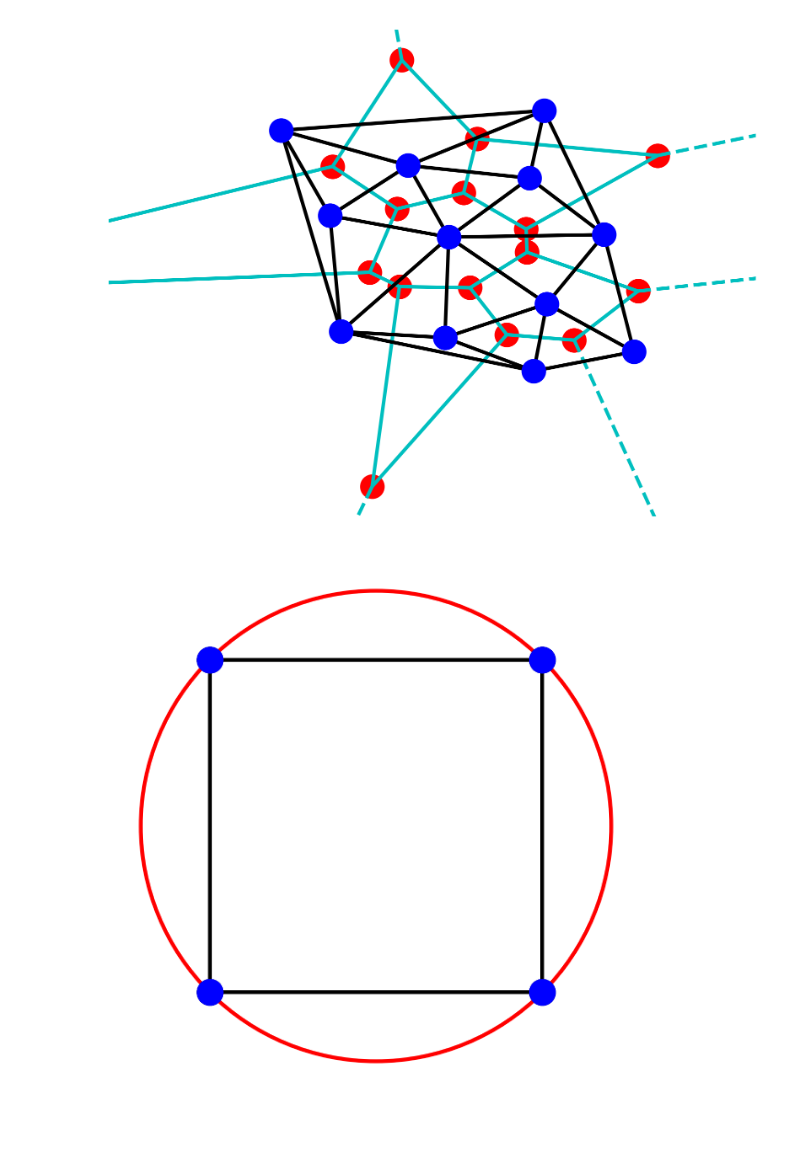
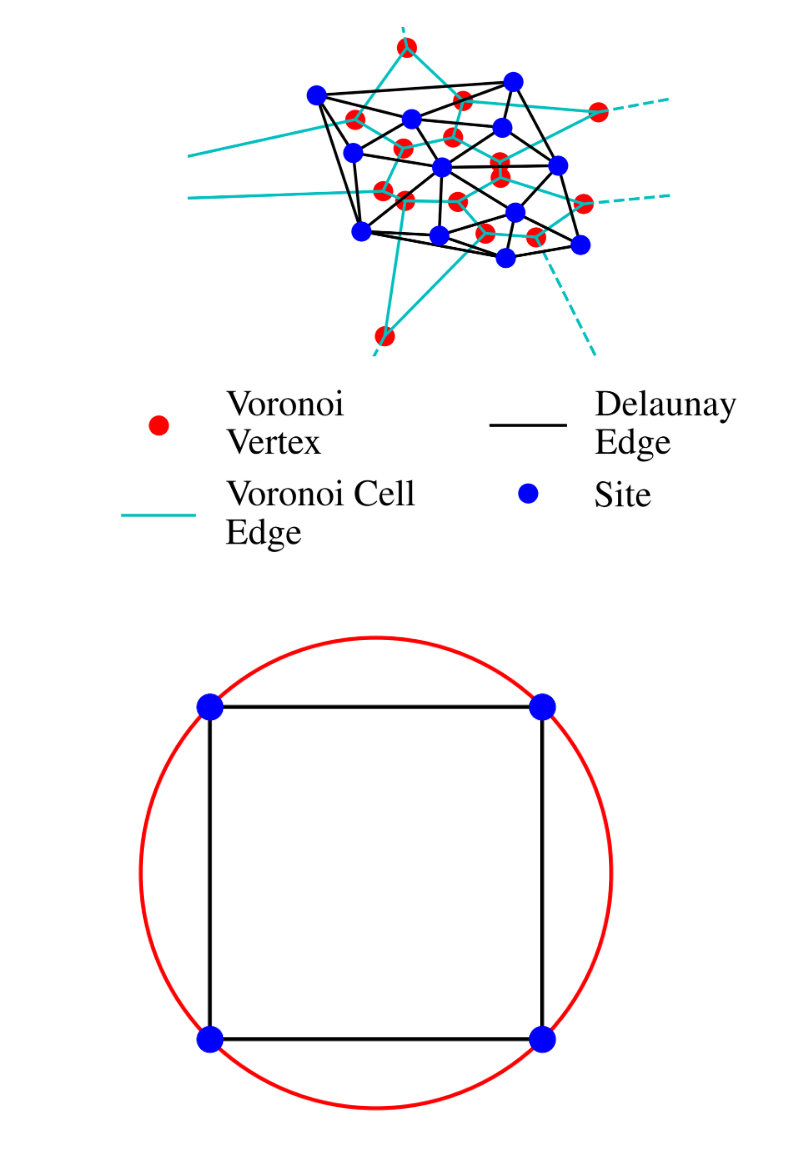
Before and after one commit to j-bowhay/Poles-and-Roots, a Jupyter notebook: notebooks/triangulation_figures.ipynb, the cells around one changed output. Cells and saved outputs as stored; diff of their text form; code cells hidden in the pictures; blank space fills up the shorter version.

Commit message:
various figure improvements

```diff
--- a/notebooks/triangulation_figures.ipynb
+++ b/notebooks/triangulation_figures.ipynb
@@ -19,18 +19,21 @@ sample = engine.random(15)
 # %%
 from scipy.spatial import Voronoi, voronoi_plot_2d, Delaunay, ConvexHull, convex_hull_plot_2d
 
-fig, ax = plt.subplots()
+fig, ax = plt.subplots(figsize=(3.3, 3))
 vor = Voronoi(sample)
 tri = Delaunay(sample)
 fig = voronoi_plot_2d(vor, ax=ax, line_colors="c")
 ax.triplot(tri.points[:,0], tri.points[:,1], tri.simplices, zorder=10, color='k')
 ax.plot(tri.points[:,0], tri.points[:,1], 'bo', label="Initial Points", zorder=11)
 ax.set_xlim([-0.3, 1.3])
 ax.set_ylim([-0.55, 1.3])
 ax.set_axis_off()
+ax.legend(["_nolegend_", "Voronoi\nVertex", "Voronoi Cell\nEdge", "_nolegend_", "Delaunay\nEdge","_nolegend_", "Site"],
+          loc='upper center',bbox_to_anchor=(0.5, 0), fancybox=True, shadow=True, ncol=2)
+plt.tight_layout()
 plt.savefig("figures/voronoi_delaunay.pdf")
 # %% [output]
-[figure, old version]
+[figure, new version]
 # %%
 fig, ax = plt.subplots()
 
```
Also changed, not shown: parts of 4 cells of this notebook, 12 other files.
